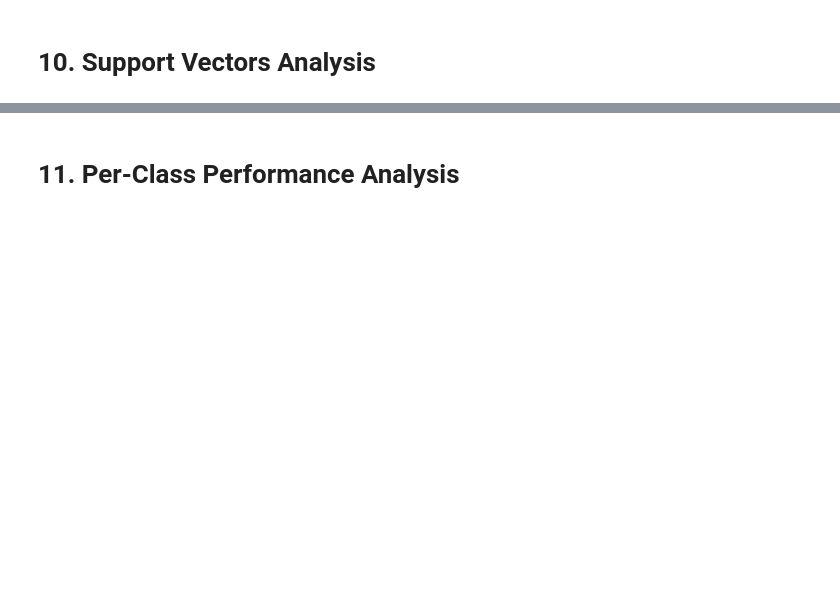
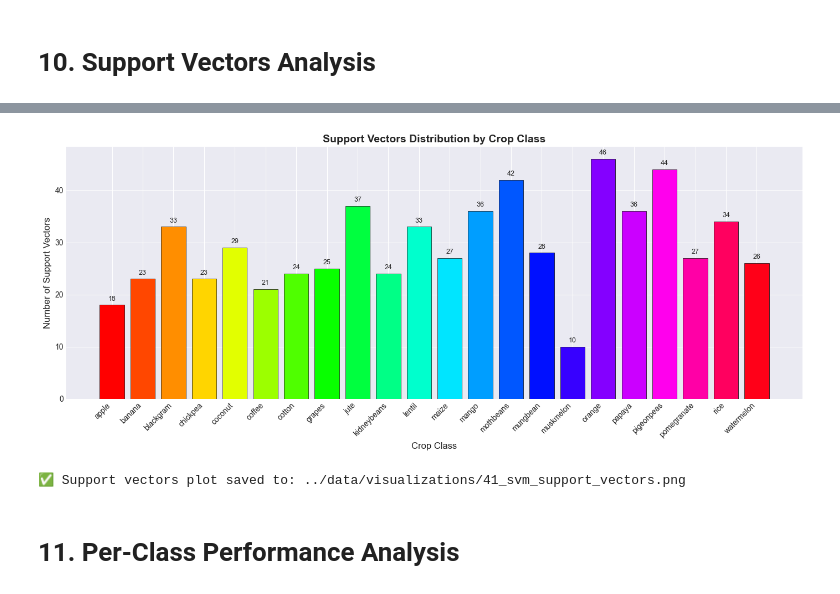
Before and after one commit to x-neon-nexus-o/AI-Powered-Crop-Recommendation-System-with-Explainable-AI-and-Economic-Analysis, a Jupyter notebook: notebooks/9.Model Training SVM.ipynb, the cells around one changed output, grey strips where cells are left out. Saved outputs shown, nothing was run; the diff lists cells and outputs as text; code cells hidden in the pictures; blank space fills up the shorter version.

```diff
--- a/notebooks/9.Model Training SVM.ipynb
+++ b/notebooks/9.Model Training SVM.ipynb
@@ -416,25 +591,28 @@ print(sv_per_class.to_string(index=False))
 # %%
 # Visualize support vectors per class
 fig, ax = plt.subplots(figsize=(14, 6))
 
-colors = plt.cm.husl(np.linspace(0, 1, len(label_encoder.classes_)))
+colors = plt.cm.hsv(np.linspace(0, 1, len(label_encoder.classes_)))
 bars = ax.bar(label_encoder.classes_, best_svm.n_support_, color=colors, edgecolor='black', linewidth=0.5)
 
 ax.set_xlabel('Crop Class', fontsize=12)
 ax.set_ylabel('Number of Support Vectors', fontsize=12)
 ax.set_title('Support Vectors Distribution by Crop Class', fontsize=14, fontweight='bold')
 plt.xticks(rotation=45, ha='right')
 
 # Add value labels on bars
 for bar, value in zip(bars, best_svm.n_support_):
     ax.text(bar.get_x() + bar.get_width()/2, bar.get_height() + 0.5,
             str(value), ha='center', va='bottom', fontsize=9)
 
 plt.tight_layout()
 plt.savefig('../data/visualizations/41_svm_support_vectors.png', dpi=300, bbox_inches='tight')
 plt.show()
 
 print("\n✅ Support vectors plot saved to: ../data/visualizations/41_svm_support_vectors.png")
+# %% [output]
+[figure, added]
+✅ Support vectors plot saved to: ../data/visualizations/41_svm_support_vectors.png
 # %% [markdown]
 # 11. Per-Class Performance Analysis
 # %%
```
Also changed, not shown: parts of 32 cells of this notebook, 1 other file.
